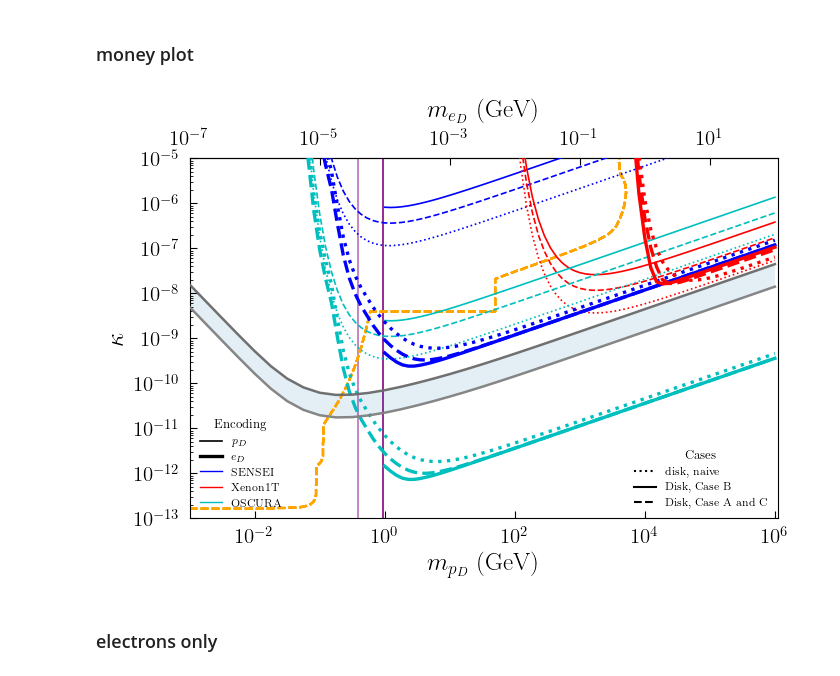
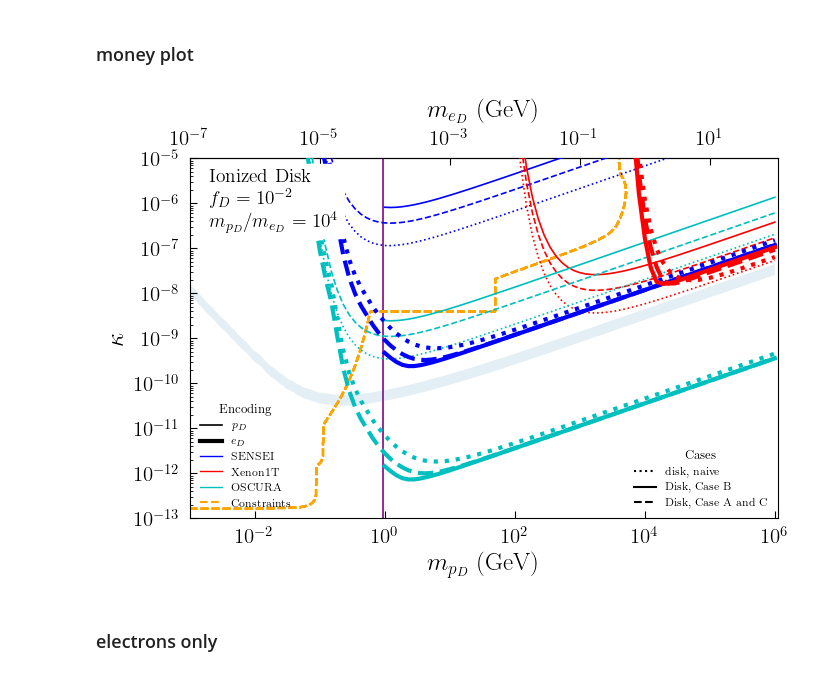
Before and after one commit to Keegan-Humphrey/darkELF-custom, a Jupyter notebook: mystuff/constraint_plots_clean.ipynb, the cells around one changed output. Cells and saved outputs as stored; diff of their text form; code cells hidden in the pictures.

```diff
--- a/mystuff/constraint_plots_clean.ipynb
+++ b/mystuff/constraint_plots_clean.ipynb
@@ -1648,7 +1631,8 @@ mX=1.0e8 # specify the dark matter mass (to be updated later)
 
 expSENSEI = 100.72 * 1e-3 / 365 # [kg-yr] SENSEI Snolab exposure from 2312.13342
 
-vs_list = [{"v0kms":220,"vesckms": np.sqrt(43**2 + 11**2),"vekms": 233,"vdist":"disk","fD":0.01,"with_atomic_ff":True}] # all must be positive
+# vs_list = [{"v0kms":220,"vesckms": np.sqrt(43**2 + 11**2),"vekms": 233,"vdist":"disk","fD":0.01,"with_atomic_ff":True}] # all must be positive
+vs_list = [{"v0kms":220,"vesckms": 540,"vekms": 233,"vdist":"halo","fD":0.01,"with_atomic_ff":True}] # all must be positive
 
 
 
@@ -2917,7 +2901,7 @@ case_labels = {i: targetlabels[i] for i in kept_indices}
 # Species controls line width
 species_lws = {
     r"$p_D$": 1.2,
-    r"$e_D$": 2.4,
+    r"$e_D$": 3.0,
 }
 
 # Experiment controls color
@@ -3304,14 +3288,14 @@ therm_line = ax.axvline(
     zorder=1,
 )
 
-therm_line = ax.axvline(
-    10**8.58272,
-    color="purple",
-    lw=1.1,
-    ls="-",
-    alpha=0.6,
-    zorder=1,
-)
+# therm_line = ax.axvline(
+#     10**8.58272,
+#     color="purple",
+#     lw=1.1,
+#     ls="-",
+#     alpha=0.6,
+#     zorder=1,
+# )
 
 
 # ------------------------------------------------------------------
@@ -3323,6 +3307,9 @@ ax.set_yscale("log")
 
 ax.set_xlim([1e6, 1.1e15])
 ax.set_ylim([1e-13, 1.0e-5])
+
+
+ax.text(2e6,3e-7,"Ionized Disk \n $f_D=10^{-2}$ \n $m_{p_D}/m_{e_D}=10^4$",fontsize=14,backgroundcolor="white",horizontalalignment="left")
 
 
 eVtoGeV = 10**(-9)
@@ -3338,6 +3325,8 @@ ax.tick_params(direction="in", which="both")
 # ax.set_title(r"$\kappa$ constraints, $f_D = 0.01$")
 
 y_upper = ax.get_ylim()[1]
+
+
 
 # ------------------------------------------------------------------
 # Extra contours from JSON
@@ -3369,26 +3358,26 @@ x_c2, y_c2 = load_log_contour_from_json(contour_file, 1)
 #     zorder=0,
 # )
 
-ax.plot(
-    x_c1,
-    y_c1,
-    color="gray",
-    ls="-",
-    lw=1.8,
-    alpha=0.95,
-    zorder=6,
-)
+# ax.plot(
+#     x_c1,
+#     y_c1,
+#     color="gray",
+#     ls="-",
+#     lw=1.8,
+#     alpha=0.95,
+#     zorder=6,
+# )
 
-ax.plot(
-    x_c2,
-    y_c2,
-    color="dimgray",
-    # ls=(0, (3, 1, 1, 1)),
-    ls="-",
-    lw=1.8,
-    alpha=0.95,
-    zorder=6,
-)
+# ax.plot(
+#     x_c2,
+#     y_c2,
+#     color="dimgray",
+#     # ls=(0, (3, 1, 1, 1)),
+#     ls="-",
+#     lw=1.8,
+#     alpha=0.95,
+#     zorder=6,
+# )
 
 # Fill between contours
 xmin = max(np.min(x_c1), np.min(x_c2))
@@ -3617,39 +3606,49 @@ experiment_handles = [
 ]
 
 
+cosmo_handles = [
+    Line2D(
+        [0], [0],
+        color="orange",
+        lw=1.5,
+        ls="--",
+        label="Constraints"
+    )
+    ]
+
 reference_handles = []
 
 leg1 = ax.legend(
     handles=case_handles,
     title="Cases",
     fontsize=8,
     title_fontsize=9,
     loc="lower right",
     frameon=False,
 )
 
 ax.add_artist(leg1)
 
 leg2 = ax.legend(
-    handles=species_handles + experiment_handles + reference_handles,
+    handles=species_handles + experiment_handles + reference_handles+cosmo_handles,
     title="Encoding",
     fontsize=8,
     title_fontsize=9,
     loc="lower left",
     frameon=False,
 )
 
 # fig.tight_layout()
 # fig.subplots_adjust(wspace=0.3)
 fig.subplots_adjust(
     left=0.13,
     right=0.97,
     bottom=0.15,
     top=0.90,
 )
 plt.show()
 # %% [output]
-[figure, old version]
+[figure, new version]
 # %% [markdown]
 ### electrons only
 # %%
```
Also changed, not shown: parts of 6 cells of this notebook, 5 other files.
